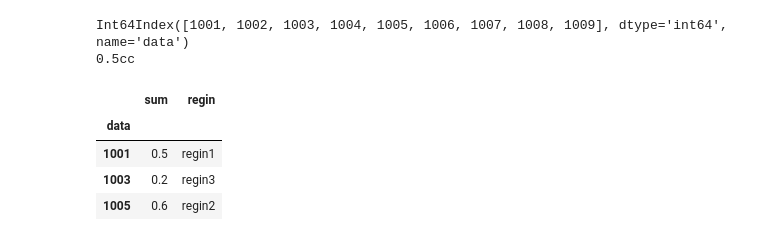
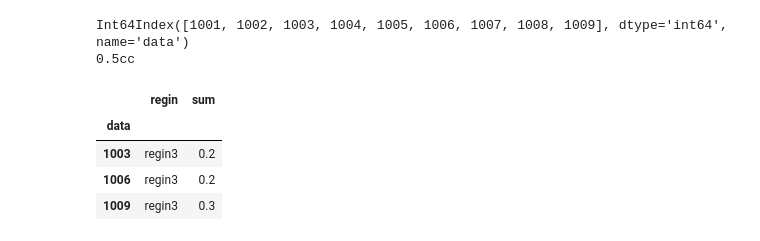
Before and after one commit to IamLph/pandas, a Jupyter notebook: pandas.ipynb, the cells around one changed output. Cells and saved outputs as stored; diff of their text form; code cells hidden in the pictures.

```diff
--- a/pandas.ipynb
+++ b/pandas.ipynb
@@ -236,27 +236,41 @@ Int64Index([1001, 1002, 1003, 1004, 1005, 1006, 1007, 1008, 1009], dtype='int64'
 # %%
 import pandas as pd
 data = pd.read_csv("./data/test2.csv")
 # 修改字符
 data.loc[:,"sum"] = data["sum"].str.replace("cc","").astype("float")
 
 # 设置索引
 data.set_index("data",inplace=True)
 data.head()
 # 获取单值
 data.loc[1001,"regin"]
 # 获取多值
 data.loc[1002,["regin","sum"]]
 
 # 使用值列表批量查询单值
 data.loc[[1001,1003,1005],"sum"]
 # 使用值列表批量查询多值
 data.loc[[1001,1003,1005],["sum","regin"]]
 
 # 使用数值区间
-data.loc
+data.loc[1001:1004,"sum"]
+
+# 列index按照区间
+data.loc[1001,"regin":"sum"]
+
+# 行列区间
+data.loc[1001:1004,"regin":"sum"]
+
+# 条件表达式查询
+data.loc[data["sum"]<0.3,:]
+# 返回布尔值 符合为True 否则为False
+data["sum"]<0.4
+
+# 复杂查询条件
+data.loc[(data["sum"]<0.4) & (data["regin"]=="regin3")]
 # %% [output]
-|  | sum | regin |
+|  | regin | sum |
 | data |  |  |
-| 1001 | 0.5 | regin1 |
-| 1003 | 0.2 | regin3 |
-| 1005 | 0.6 | regin2 |
+| 1003 | regin3 | 0.2 |
+| 1006 | regin3 | 0.2 |
+| 1009 | regin3 | 0.3 |
```
Also changed, not shown: parts of 2 cells of this notebook.
